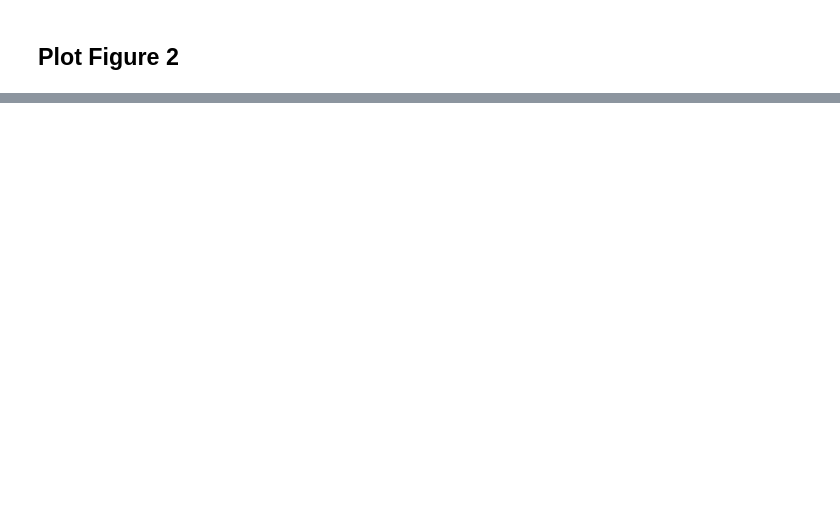
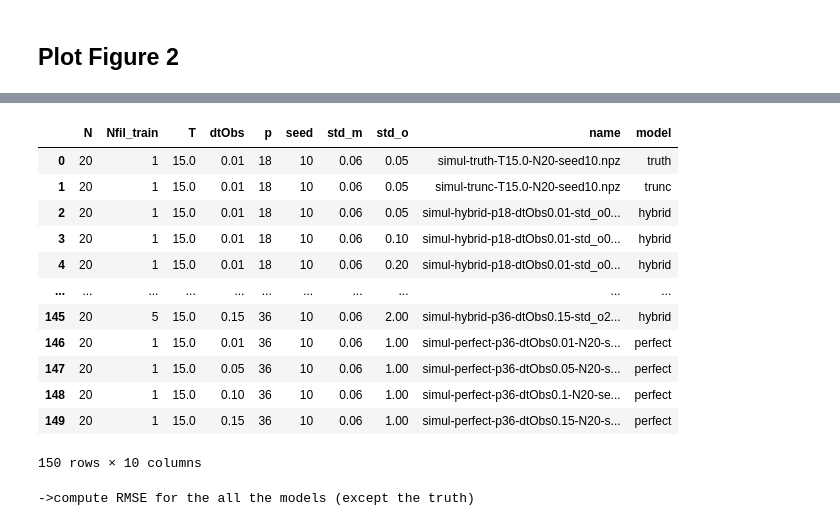
Before and after one commit to brajard/reddaml, a Jupyter notebook: L2S/philtra-L2S-figures.ipynb, the cells around one changed output, grey strips where cells are left out. Cells and saved outputs as stored; diff of their text form; code cells hidden in the pictures; blank space fills up the shorter version.

Commit message:
plot modif

```diff
--- a/L2S/philtra-L2S-figures.ipynb
+++ b/L2S/philtra-L2S-figures.ipynb
@@ -41,7 +43,8 @@ figdir = '.'
 config_path = 'config/paths.yml'
 config_ftp = 'config/ftp.yml' #optional if data are generated locally
 config_ref = 'config/ref_test.yml'
-config_sens = 'config/sens.yml'
+config_sens = 'config/sens_test.yml'
+config_sens_po = 'config/sens_test_po.yml'
 # %%
 # Load the paths (yml file)
 paths = load_config(config_path)
@@ -165,0 +149,20 @@ ref_params = ref['params']
+# %%
+sens_da = load_config(config_sens)
+sens_po = load_config(config_sens_po)
+
+# Define the parameters
+used_parameter = { 'p', 'std_o', 'dtObs', 'std_m' ,'N','T','seed', 'Nfil_train'}
+lparam_da = {k:sens_da.get(k,[default_param[k]]) for k in used_parameter}
+lparam_po = {k:sens_po.get(k,[default_param[k]]) for k in used_parameter}
+print('Parameters of the sensitivity experiment:\n',lparam_da)
+print('Parameters of the sensitivity experiment (perfect observations):\n',lparam_po)
+
+# Check if the the parameter dtObs (should be the same in the sensitivity experiments with perfect obs)
+assert lparam_da['dtObs'] == lparam_po['dtObs']
+
+#Reload ref file (in case you haven't been gone through Plot Figure 1)
+ref = load_config(config_ref)
+
+ref_params = {k:ref.get(k,[default_param[k]]) for k in used_parameter}
+
+sensdir = path(os.path.join(rootdir,sens_da['savedir']))
@@ -165,0 +174,11 @@ ref_params = ref['params']
+# %%
+# List all the experiment with the corresponding filenames
+templates_da = {k:v for k,v in sens_da['template'].items() if k in {'truth','trunc','hybrid'}}
+templates_po = {k:v for k,v in sens_po['template'].items() if k in {'hybrid'}}
+dsens_da = get_filenames(lparam_da, templates_da)
+dsens_po = get_filenames(lparam_po, templates_po)
+
+# Change the name of the perfect hybrid model to not overide the key
+dsens_po['perfect'] = dsens_po.pop('hybrid')
+dsens = {**dsens_da,**dsens_po}
+print('Types of run for the experiment:',dsens.keys())
@@ -217,14 +237,28 @@ print('Size of the trunc simulation (time step, members, space):',xx_trunc.shape
 # %%
 #Reformat DataFrame
 import pandas as pd
 
 #Add a column in the Data frame with the type of simulation
-for k in filename:
-    filename[k]=filename[k].assign(model=k)
+for k in dsens:
+    dsens[k]=dsens[k].assign(model=k)
 
 #Concatenate all the dataframe in one:
-df = pd.concat([v for k,v in filename.items()], ignore_index=True)
+df = pd.concat([v for k,v in dsens.items()], ignore_index=True)
 df
+# %% [output]
+|  | N | Nfil_train | T | dtObs | p | seed | std_m | std_o | name | model |
+| 0 | 20 | 1 | 15.0 | 0.01 | 18 | 10 | 0.06 | 0.05 | simul-truth-T15.0-N20-seed10.npz | truth |
+| 1 | 20 | 1 | 15.0 | 0.01 | 18 | 10 | 0.06 | 0.05 | simul-trunc-T15.0-N20-seed10.npz | trunc |
+| 2 | 20 | 1 | 15.0 | 0.01 | 18 | 10 | 0.06 | 0.05 | simul-hybrid-p18-dtObs0.01-std_o0... | hybrid |
+| 3 | 20 | 1 | 15.0 | 0.01 | 18 | 10 | 0.06 | 0.10 | simul-hybrid-p18-dtObs0.01-std_o0... | hybrid |
+| 4 | 20 | 1 | 15.0 | 0.01 | 18 | 10 | 0.06 | 0.20 | simul-hybrid-p18-dtObs0.01-std_o0... | hybrid |
+| ... | ... | ... | ... | ... | ... | ... | ... | ... | ... | ... |
+| 145 | 20 | 5 | 15.0 | 0.15 | 36 | 10 | 0.06 | 2.00 | simul-hybrid-p36-dtObs0.15-std_o2... | hybrid |
+| 146 | 20 | 1 | 15.0 | 0.01 | 36 | 10 | 0.06 | 1.00 | simul-perfect-p36-dtObs0.01-N20-s... | perfect |
+| 147 | 20 | 1 | 15.0 | 0.05 | 36 | 10 | 0.06 | 1.00 | simul-perfect-p36-dtObs0.05-N20-s... | perfect |
+| 148 | 20 | 1 | 15.0 | 0.10 | 36 | 10 | 0.06 | 1.00 | simul-perfect-p36-dtObs0.1-N20-se... | perfect |
+| 149 | 20 | 1 | 15.0 | 0.15 | 36 | 10 | 0.06 | 1.00 | simul-perfect-p36-dtObs0.15-N20-s... | perfect |
+150 rows × 10 columns
 # %%
 #Compute the RMSE os all the  simulations
 # If ftp is True, it can take some few minutes
@@ -235,13 +269,15 @@ it = 200
 
 df.assign(RMSE = np.nan) #Default value (changed in the loop)
 print('->compute RMSE for the all the models (except the truth)')
-for idx in df[df.model != 'truth'].index:
+for idx in tqdm(df[df.model != 'truth'].index):
     fname = df.loc[idx,'name']
-    data = load_data(testdir,fname,ftpurl=ftpurl,ftpdir=ftpdir)
+    data = load_data(sensdir,fname,ftpurl=ftpurl,ftpdir=ftpdir)
     xx_est = data['xx']
     RMSE[idx] = rmse_norm(xx_truth,xx_est)
     df.loc[idx,'RMSE'] = RMSE[idx][it]
     data.close()
+# %% [output]
+->compute RMSE for the all the models (except the truth)
 # %%
 #Initialise the figure
 import matplotlib.pyplot as plt
```
Also changed, not shown: parts of 13 cells of this notebook.
